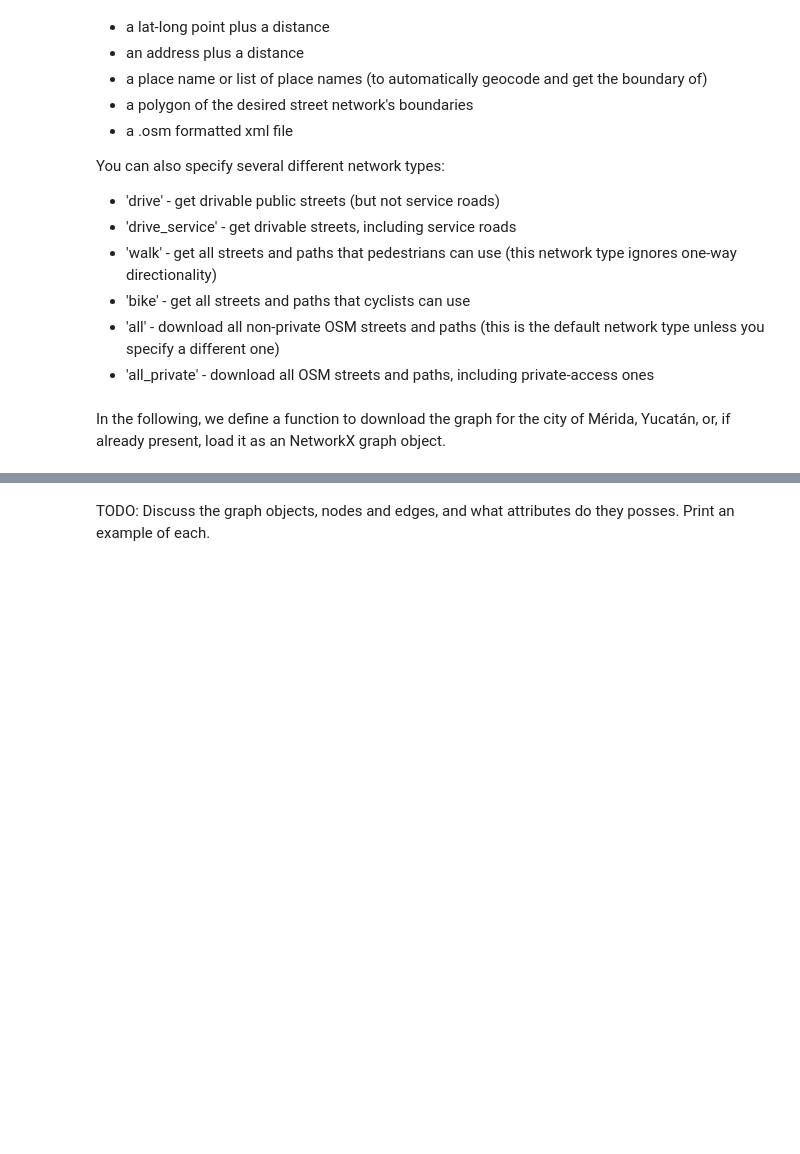
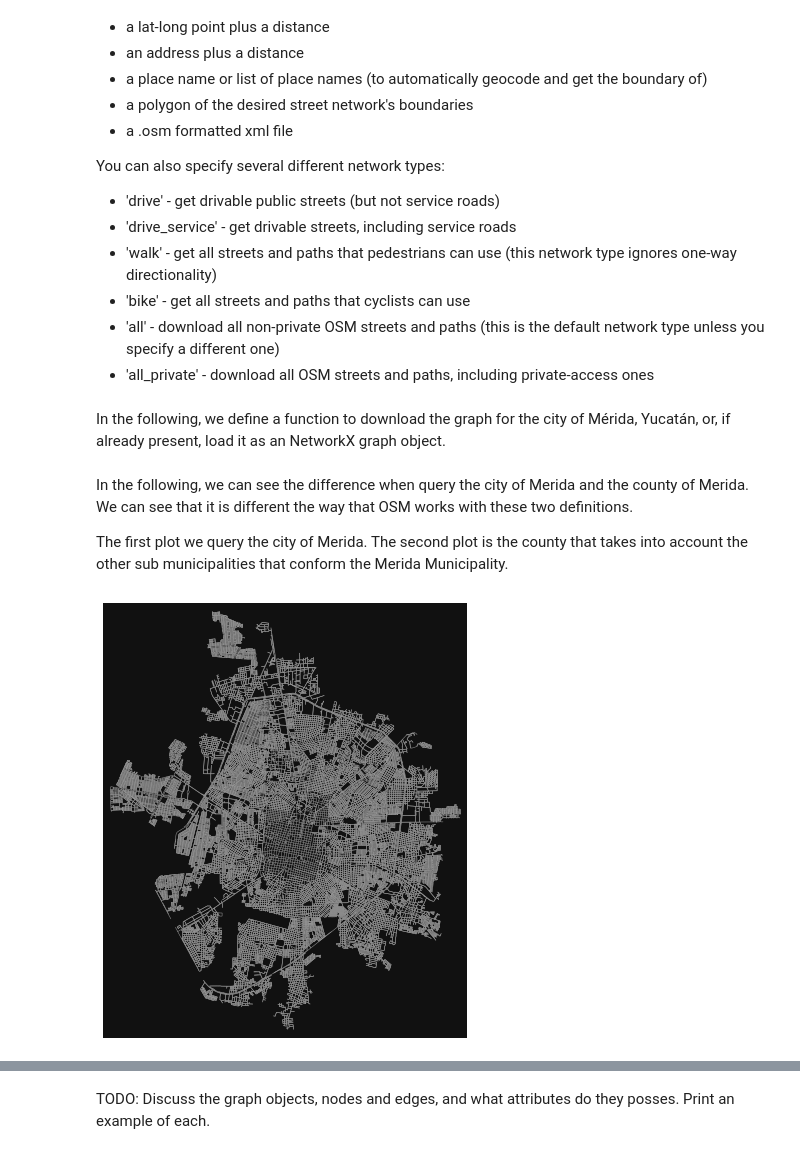
Before and after one commit to gperaza/road-network, a Jupyter notebook: notebooks/clean notebook.ipynb, the cells around one changed output, grey strips where cells are left out. Saved outputs shown, nothing was run; the diff lists cells and outputs as text; code cells hidden in the pictures; blank space fills up the shorter version.

Commit message:
visualize difference of city and county query options

```diff
--- a/notebooks/clean notebook.ipynb
+++ b/notebooks/clean notebook.ipynb
@@ -42,7 +42,7 @@ import pathlib
 
 filepath = pathlib.Path('./networks/merida-kanasin-road.graphml')
 
-if file.exists():
+if filepath.exists():
     G = ox.load_graphml(filepath)
 else:
     # get drivable public streets network, aka road network, without service roads,
@@ -53,10 +53,46 @@ else:
     # TODO: It would be nice to setup up a polygon for the city and its surrounding areas, to be sure
     # exactly the location.
     places = [{'city' : 'Merida',
+               #'county':'Merida',
              'state' : 'Yucatan',
              'country' : 'Mexico'},
              {'city' : 'Kanasin',
+              #'county':'Kanasin',
              'state' : 'Yucatan',
              'country' : 'Mexico'}]
-    G = ox.graph_from_place(places, network_type='drive')
+    G = ox.graph_from_place(places,
+                            network_type='drive', #uncomment this line if you want to exclude service roads
+                            #network_type='drive_service', #uncomment this line if you want to include service roads
+                            #retain_all=True #uncomment this line if you want to keep all disconnected subgraphs
+                           )
     ox.save_graphml(G, filepath=file, gephi=False)
+# %% [markdown]
+In the following, we can see the difference when query the city of Merida and the county of Merida. We can see that it is different the way that OSM works with these two definitions.
+
+The first plot we query the city of Merida. The second plot is the county that takes into account the other sub municipalities that conform the Merida Municipality.
+# %%
+places_city = [{'city' : 'Merida',
+             'state' : 'Yucatan',
+             'country' : 'Mexico'},
+             {'city' : 'Kanasin',
+             'state' : 'Yucatan',
+             'country' : 'Mexico'}]
+
+city = ox.graph_from_place(places_city,
+                           network_type='drive',
+                           #retain_all=True
+                          )
+fig, ax = ox.plot_graph(city,
+                        #bgcolor='k',
+                        node_size=0,
+                        #node_color='#999999',
+                        #node_edgecolor='none',
+                        #node_zorder=2,
+                        #edge_color='#555555',
+                        edge_linewidth=0.5,
+                        #edge_alpha=1,
+                        #figsize=(50,50)
+                       )
+plt.close()
+# %% [output]
+[figure, added]
```
Also changed, not shown: parts of 22 cells of this notebook.
